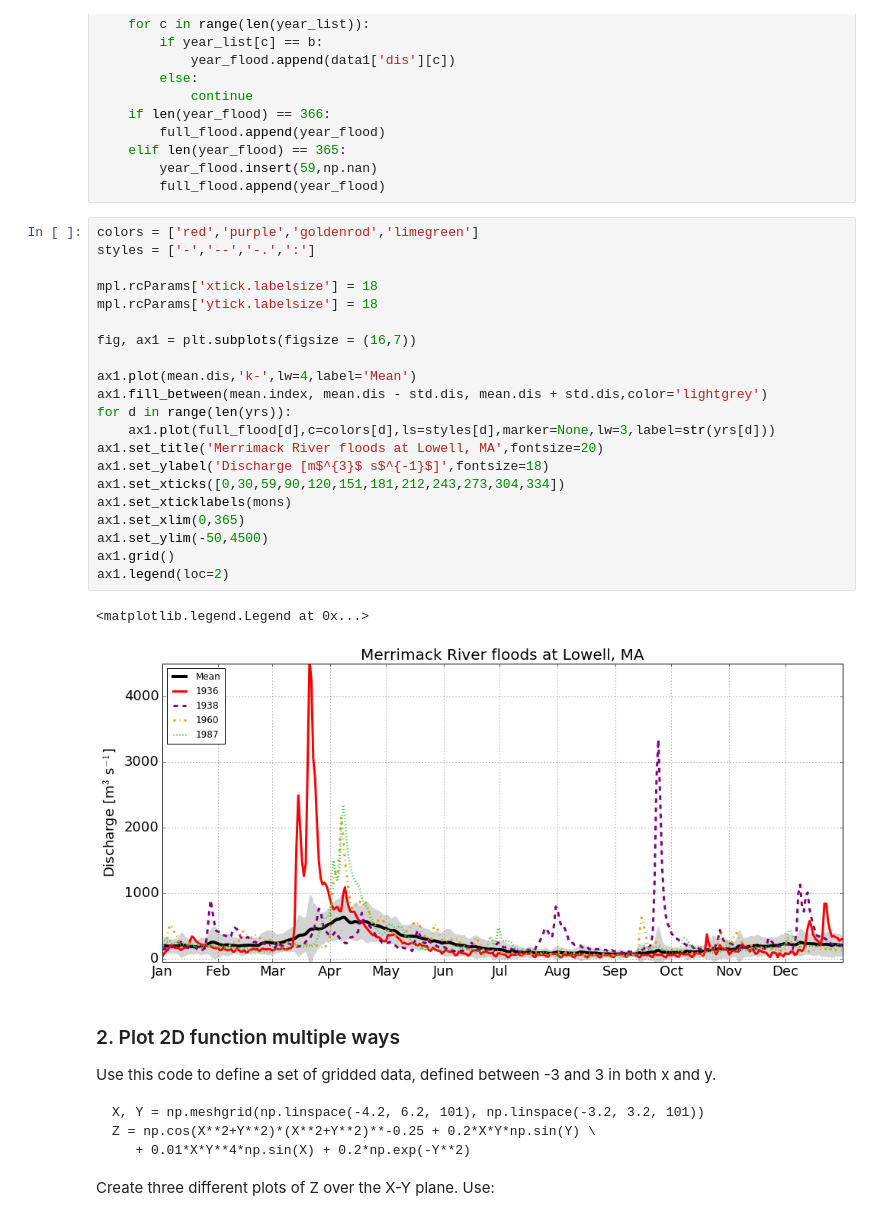
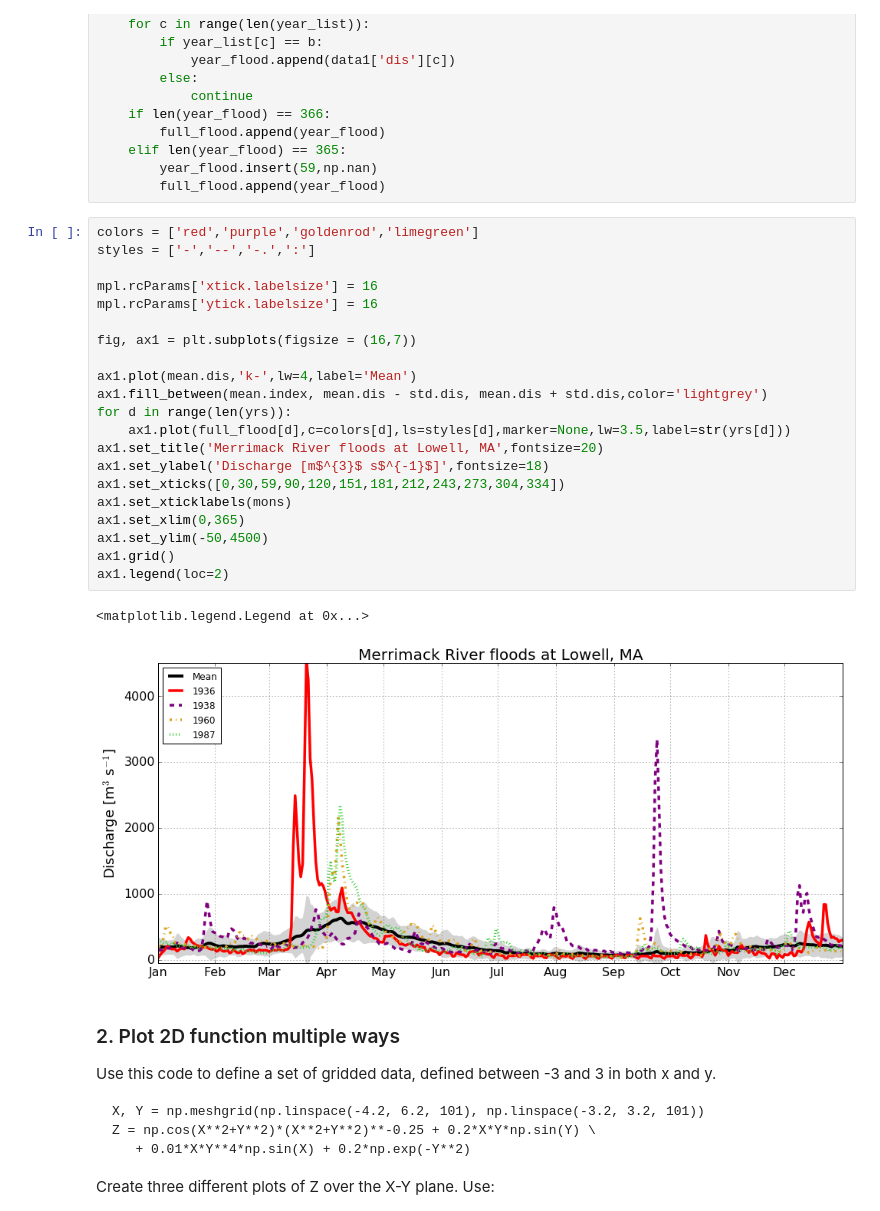
Before and after one commit to djvecellio/OCNG689-hw, a Jupyter notebook: hw04-solution.ipynb, the cells around one changed output. Cells and saved outputs as stored; diff of their text form.

```diff
--- a/hw04-solution.ipynb
+++ b/hw04-solution.ipynb
@@ -74,27 +76,27 @@ for b in yrs:
 # %%
 colors = ['red','purple','goldenrod','limegreen']
 styles = ['-','--','-.',':']
 
-mpl.rcParams['xtick.labelsize'] = 18
-mpl.rcParams['ytick.labelsize'] = 18
+mpl.rcParams['xtick.labelsize'] = 16
+mpl.rcParams['ytick.labelsize'] = 16
 
 fig, ax1 = plt.subplots(figsize = (16,7))
 
 ax1.plot(mean.dis,'k-',lw=4,label='Mean')
 ax1.fill_between(mean.index, mean.dis - std.dis, mean.dis + std.dis,color='lightgrey')
 for d in range(len(yrs)):
-    ax1.plot(full_flood[d],c=colors[d],ls=styles[d],marker=None,lw=3,label=str(yrs[d]))
+    ax1.plot(full_flood[d],c=colors[d],ls=styles[d],marker=None,lw=3.5,label=str(yrs[d]))
 ax1.set_title('Merrimack River floods at Lowell, MA',fontsize=20)
 ax1.set_ylabel('Discharge [m$^{3}$ s$^{-1}$]',fontsize=18)
 ax1.set_xticks([0,30,59,90,120,151,181,212,243,273,304,334])
 ax1.set_xticklabels(mons)
 ax1.set_xlim(0,365)
 ax1.set_ylim(-50,4500)
 ax1.grid()
 ax1.legend(loc=2)
 # %% [output]
 <matplotlib.legend.Legend at 0x...>
-[figure, old version]
+[figure, new version]
 # %% [markdown]
 ### 2. Plot 2D function multiple ways
 
```
Also changed, not shown: parts of 7 cells of this notebook.
